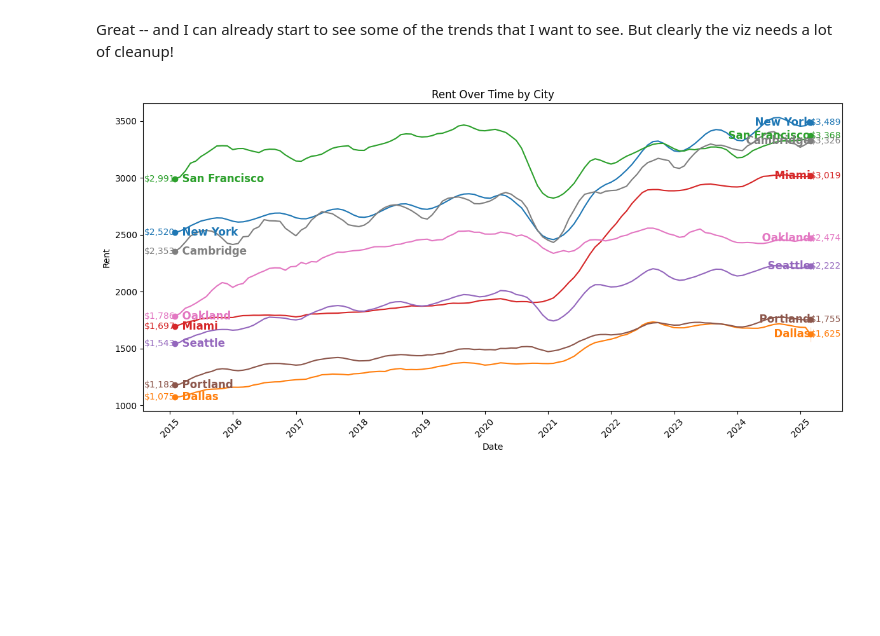
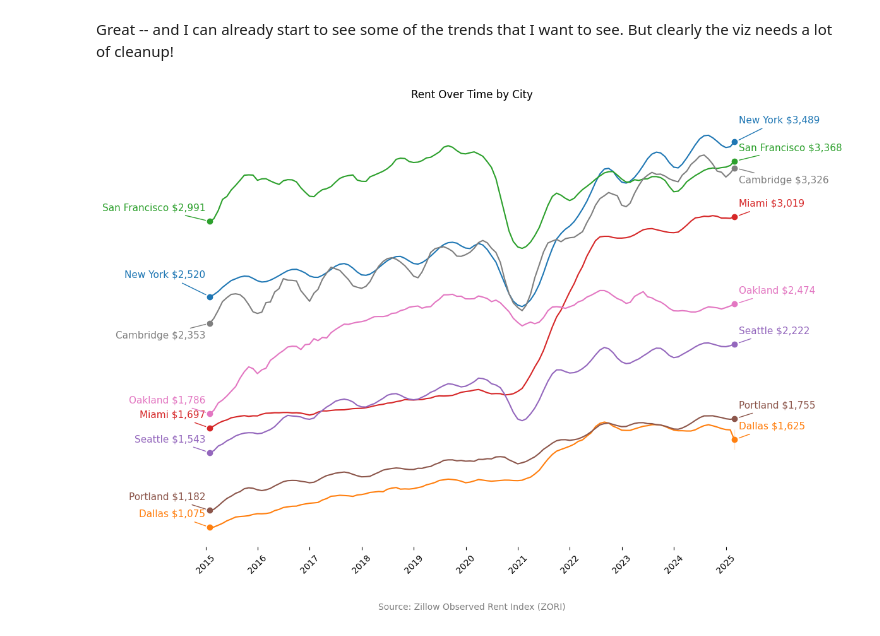
Before and after one commit to bourqui/rent-affordability-over-time, a Jupyter notebook: affordability notebook.ipynb, the cells around one changed output. Cells and saved outputs as stored; diff of their text form; code cells hidden in the pictures; blank space fills up the shorter version.

```diff
--- a/affordability notebook.ipynb
+++ b/affordability notebook.ipynb
@@ -225,50 +228,105 @@ melted_df = pd.melt(filtered_df,
 melted_df['Date'] = pd.to_datetime(melted_df['Date'])
 
 # Create the plot
-plt.figure(figsize=(12, 6))
+plt.figure(figsize=(12, 8))
 ax = sns.lineplot(data=melted_df, x='Date', y='Rent', hue='RegionName', legend=False)
+
+# Remove the border and y-axis labels
+ax.spines['top'].set_visible(False)
+ax.spines['right'].set_visible(False)
+ax.spines['bottom'].set_visible(False)
+ax.spines['left'].set_visible(False)
+ax.set_ylabel('')  # Remove y-axis label
+ax.set_yticklabels([])  # Remove y-axis tick labels
 
 # Format x-axis to show only yearly ticks
 ax.xaxis.set_major_locator(YearLocator())
 ax.xaxis.set_major_formatter(DateFormatter('%Y'))
 
 # Rotate x-axis labels
 plt.xticks(rotation=45)
 
 # Get min and max dates
 min_date = melted_df['Date'].min()
 max_date = melted_df['Date'].max()
+
+# Calculate y-axis range for dynamic spacing
+y_min, y_max = ax.get_ylim()
+y_range = y_max - y_min
 
 # Add labels and dots for each line
 for i, line in enumerate(ax.lines):
     # Get the data for this line
     x_data = line.get_xdata()
     y_data = line.get_ydata()
 
     # Get the city name from the dataframe
     city = melted_df['RegionName'].unique()[i]
 
     # Add dots at start and end
     plt.plot(x_data[0], y_data[0], 'o', color=line.get_color())
     plt.plot(x_data[-1], y_data[-1], 'o', color=line.get_color())
 
-    # Add value labels at start and end
-    plt.text(x_data[0], y_data[0], f'${y_data[0]:,.0f}',
-             color=line.get_color(), ha='right', va='center')
-    plt.text(x_data[-1], y_data[-1], f'${y_data[-1]:,.0f}',
-             color=line.get_color(), ha='left', va='center')
+    # Calculate dynamic offsets based on city to prevent overlap
+    offset_multiplier = 1.0
+    if city == 'San Francisco':
+        offset_multiplier = 1
+    elif city == 'Cambridge':
+        offset_multiplier = -2
+    elif city == 'New York':
+        offset_multiplier = 2
 
-    # Add city labels at start and end (moved further away and larger)
-    plt.text(x_data[0], y_data[0], f'  {city}',
-             color=line.get_color(), ha='left', va='center', fontsize=12, fontweight='bold')
-    plt.text(x_data[-1], y_data[-1], f'  {city}',
-             color=line.get_color(), ha='right', va='center', fontsize=12, fontweight='bold')
+    # Start label
+    label_text = f'{city} ${y_data[0]:,.0f}'
+    plt.annotate(label_text,
+                xy=(x_data[0], y_data[0]),
+                xytext=(x_data[0] - 30, y_data[0] + (0.02 * y_range * offset_multiplier)),
+                color=line.get_color(),
+                ha='right',
+                va='bottom',
+                fontsize=11,
+                  arrowprops=dict(
+      arrowstyle='-',
+      color=line.get_color(),
+      lw=1,
+      shrinkA=5,  # pixels to shrink from the start (dot)
+      shrinkB=5,  # pixels to shrink from the end (label)
+  ))
+
+    # End label
+    label_text = f'{city} ${y_data[-1]:,.0f}'
+    if city == 'Cambridge':
+        va = 'top'
+        y_offset = -0.04 * y_range * 2
+    elif city == 'San Francisco':
+        va = 'top'
+        y_offset = -0.04 * y_range * 3
+    else:
+        va = 'bottom'
+        y_offset = 0.02 * y_range
+    plt.annotate(label_text,
+                xy=(x_data[-1] + 5, y_data[-1]),
+                xytext=(x_data[-1] + 30, y_data[-1] + (0.02 * y_range * offset_multiplier)),
+                color=line.get_color(),
+                ha='left',
+                va='bottom',
+                fontsize=11,
+                  arrowprops=dict(
+                        arrowstyle='-',
+                        color=line.get_color(),
+                        lw=1,
+                        shrinkA=5,  # pixels to shrink from the start (dot)
+                        shrinkB=5,  # pixels to shrink from the end (label)
+                    ))
 
 # Add title and adjust layout
-plt.title('Rent Over Time by City')
+plt.title('Rent Over Time by City', pad=20)
+ax.set_yticks([]) #remove y-axis labels
+ax.set_xlabel('') #remove x-axis labels
+plt.figtext(0.5, -0.05, "Source: Zillow Observed Rent Index (ZORI)", ha="center", fontsize=10, color="gray") #add footer
 plt.tight_layout()
 
 # Show the plot
 plt.show()
 # %% [output]
-[figure, old version]
+[figure, new version]
```
Also changed, not shown: parts of 3 cells of this notebook.
